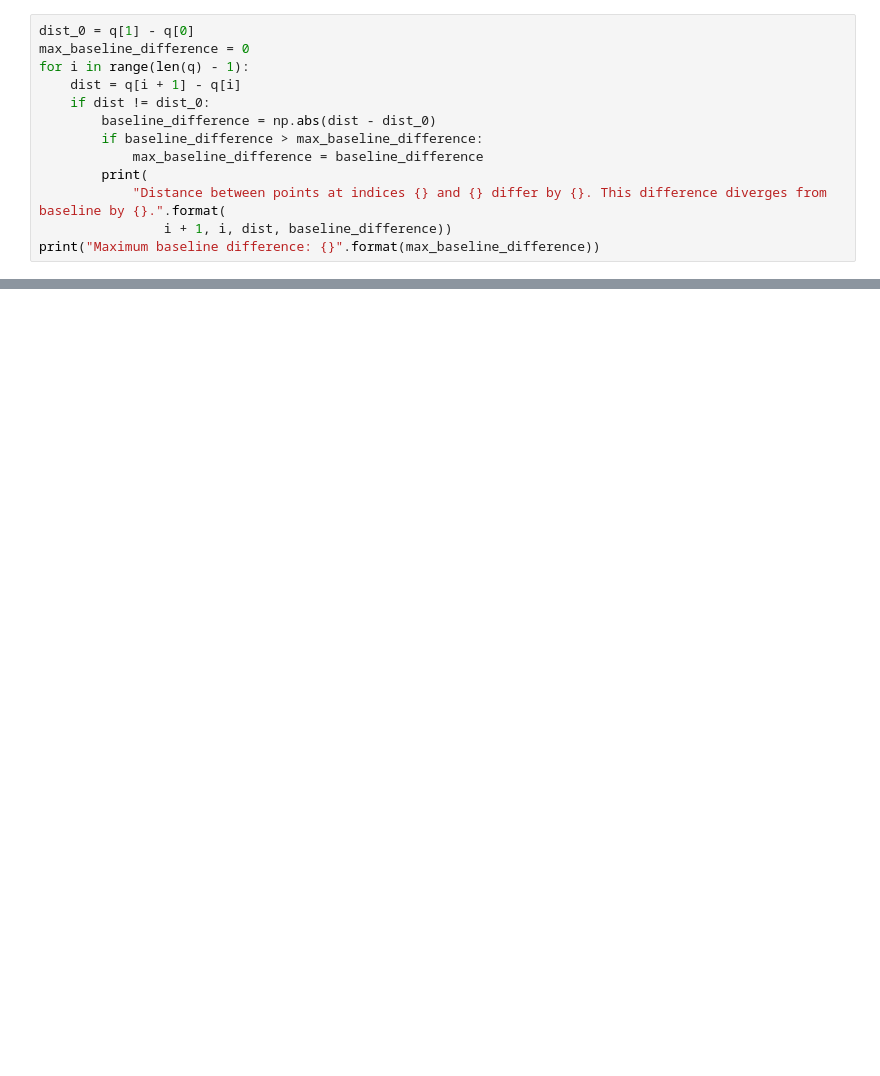
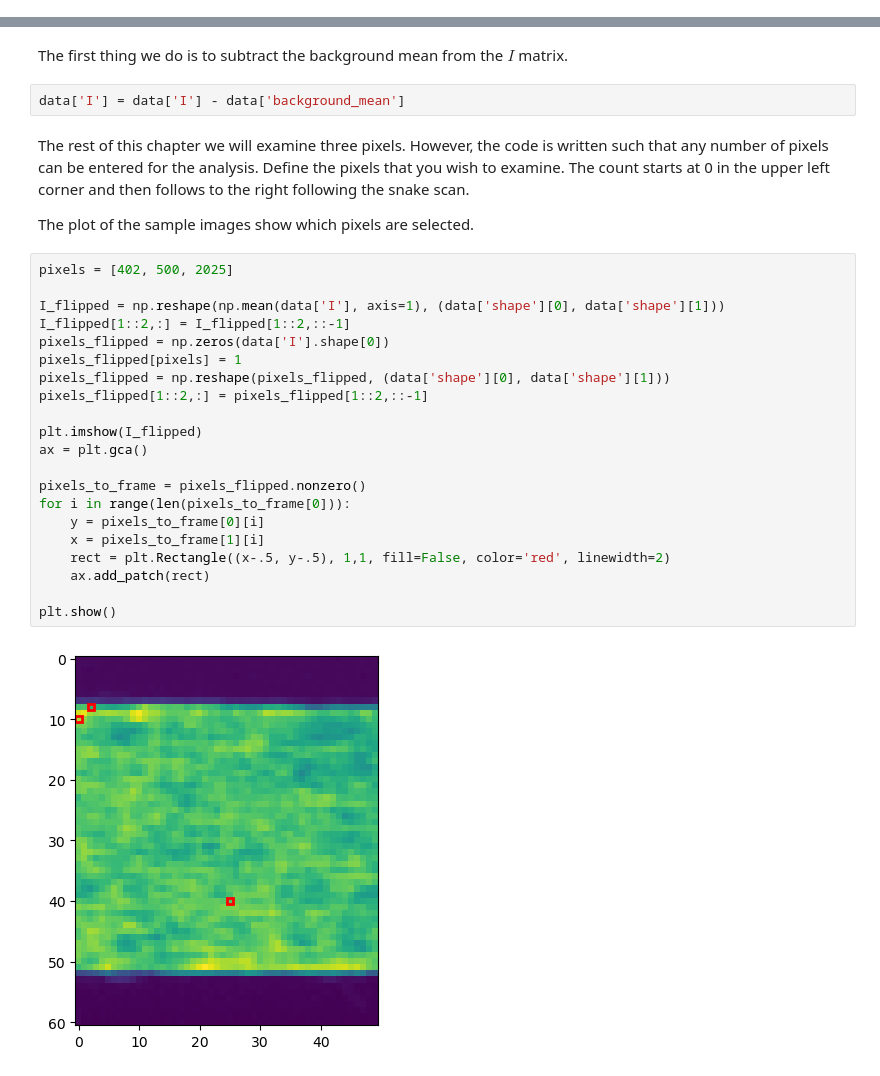
Before and after one commit to J-Holger/MVE386, a Jupyter notebook: chalmers/holger.ipynb, the cells around one changed output, grey strips where cells are left out. Saved outputs shown, nothing was run; the diff lists cells and outputs as text; blank space fills up the shorter version.

```diff
--- a/chalmers/holger.ipynb
+++ b/chalmers/holger.ipynb
@@ -346,13 +0,0 @@ We need to know whether the data is equi-distanced or not.
-# %%
-dist_0 = q[1] - q[0]
-max_baseline_difference = 0
-for i in range(len(q) - 1):
-    dist = q[i + 1] - q[i]
-    if dist != dist_0:
-        baseline_difference = np.abs(dist - dist_0)
-        if baseline_difference > max_baseline_difference:
-            max_baseline_difference = baseline_difference
-        print(
-            "Distance between points at indices {} and {} differ by {}. This difference diverges from baseline by {}.".format(
-                i + 1, i, dist, baseline_difference))
-print("Maximum baseline difference: {}".format(max_baseline_difference))
@@ -375,0 +29,31 @@ plt.ylabel("I (A.U)")
+# %% [markdown]
+The first thing we do is to subtract the background mean from the $I$ matrix.
+# %%
+data['I'] = data['I'] - data['background_mean']
+# %% [markdown]
+The rest of this chapter we will examine three pixels. However, the code is written such that any number of pixels can be entered for the analysis. Define the pixels that you wish to examine. The count starts at 0 in the upper left corner and then follows to the right following the snake scan.
+
+The plot of the sample images show which pixels are selected.
+# %%
+pixels = [402, 500, 2025]
+
+I_flipped = np.reshape(np.mean(data['I'], axis=1), (data['shape'][0], data['shape'][1]))
+I_flipped[1::2,:] = I_flipped[1::2,::-1]
+pixels_flipped = np.zeros(data['I'].shape[0])
+pixels_flipped[pixels] = 1
+pixels_flipped = np.reshape(pixels_flipped, (data['shape'][0], data['shape'][1]))
+pixels_flipped[1::2,:] = pixels_flipped[1::2,::-1]
+
+plt.imshow(I_flipped)
+ax = plt.gca()
+
+pixels_to_frame = pixels_flipped.nonzero()
+for i in range(len(pixels_to_frame[0])):
+    y = pixels_to_frame[0][i]
+    x = pixels_to_frame[1][i]
+    rect = plt.Rectangle((x-.5, y-.5), 1,1, fill=False, color='red', linewidth=2)
+    ax.add_patch(rect)
+
+plt.show()
+# %% [output]
+[figure, added]
```
Also changed, not shown: parts of 57 cells of this notebook, 1 other file.
